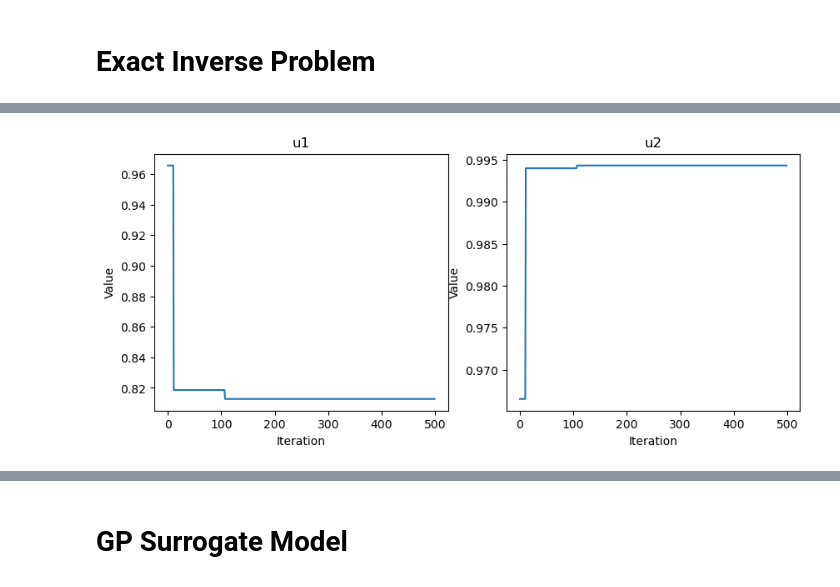
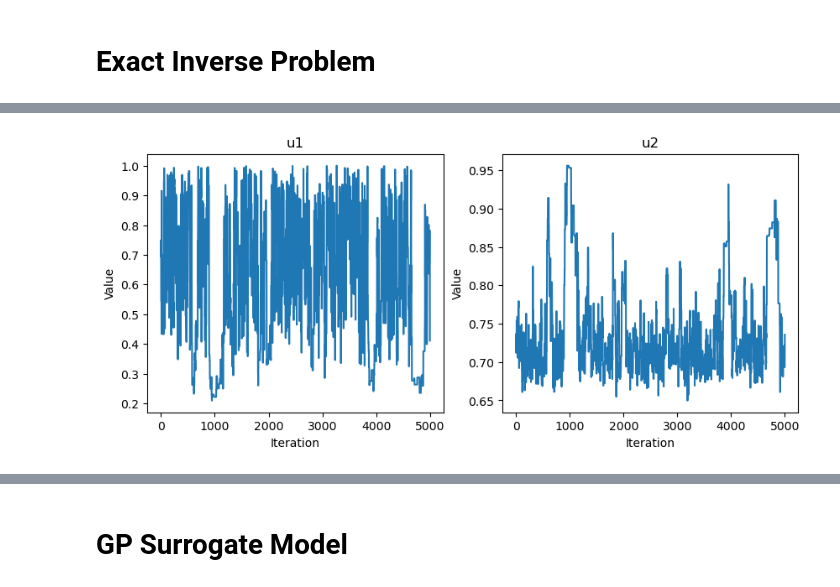
Before and after one commit to arob5/Bayesian-inference-with-surrogates, a Jupyter notebook: experiments/vsem/vsem_experiment.ipynb, the cells around one changed output, grey strips where cells are left out. Cells and saved outputs as stored; diff of their text form; code cells hidden in the pictures.

```diff
--- a/experiments/vsem/vsem_experiment.ipynb
+++ b/experiments/vsem/vsem_experiment.ipynb
@@ -18,9 +18,12 @@ rng = np.random.default_rng(6435)
 n_days = 365 * 2
 par_names = ["kext", "av"]
 
+# For exact MCMC
+proposal_cov = np.diag([0.3**2, 0.04**2])
+
 likelihood = VSEMLikelihood(rng, n_days, par_names)
 prior = VSEMPrior(likelihood.par_names, rng)
-inv_prob = InvProb(rng, prior, likelihood)
+inv_prob = InvProb(rng, prior, likelihood,proposal_cov=proposal_cov)
 # %%
 likelihood.plot_driver()
 likelihood.plot_ground_truth()
@@ -30,8 +33,7 @@ likelihood.plot_ground_truth()
 # %%
 inv_prob.reset_sampler()
-proposal_cov = np.diag([0.1**2, 0.1**2])
-samp, trace_plot = inv_prob.sample_posterior(n_step=1000)
+samp, trace_plot = inv_prob.sample_posterior(n_step=10000)
 
 display(trace_plot)
 # %% [output]
-[figure, old version]
+[figure, new version]
```
Also changed, not shown: parts of 20 cells of this notebook.
